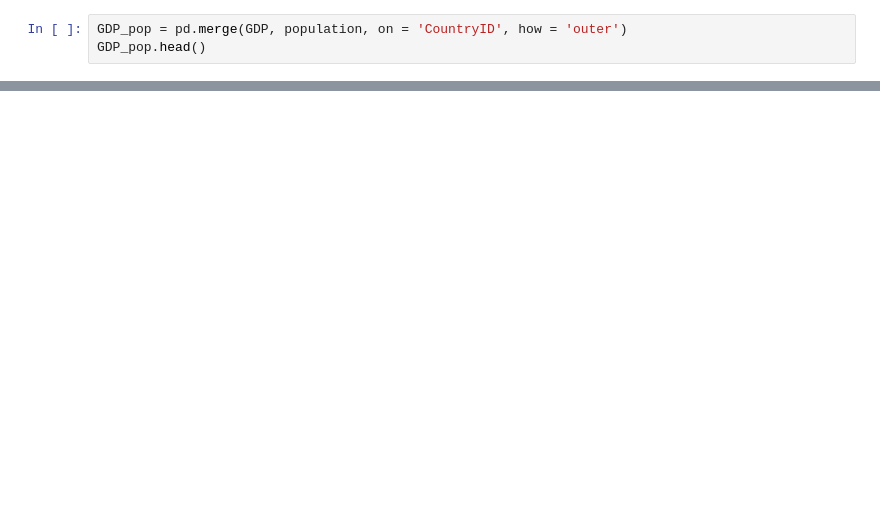
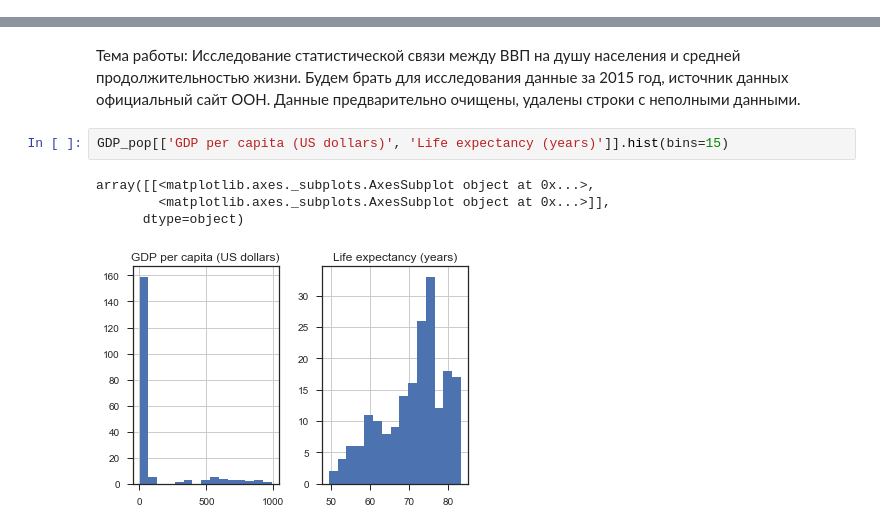
Before and after one commit to TataMoskovkina/GeekUniversity, a Jupyter notebook: Теория вероятностей и математическая статистика/project.ipynb, the cells around one changed output, grey strips where cells are left out. Drawn from its saved outputs; the diff is of its cells as text; blank space fills up the shorter version.

```diff
--- a/Теория вероятностей и математическая статистика/project.ipynb
+++ b/Теория вероятностей и математическая статистика/project.ipynb
@@ -24,3 +16,0 @@ population.head()
-# %%
-GDP_pop = pd.merge(GDP, population, on = 'CountryID', how = 'outer')
-GDP_pop.head()
@@ -35,0 +29,9 @@ GDP_pop.head()
+# %% [markdown]
+Тема работы: Исследование статистической связи между ВВП на душу населения и средней продолжительностью жизни. Будем брать для исследования данные за 2015 год, источник данных официальный сайт ООН. Данные предварительно очищены, удалены строки с неполными данными.
+# %%
+GDP_pop[['GDP per capita (US dollars)', 'Life expectancy (years)']].hist(bins=15)
+# %% [output]
+array([[<matplotlib.axes._subplots.AxesSubplot object at 0x...>,
+        <matplotlib.axes._subplots.AxesSubplot object at 0x...>]],
+      dtype=object)
+[figure, added]
```
Also changed, not shown: parts of 43 cells of this notebook.
